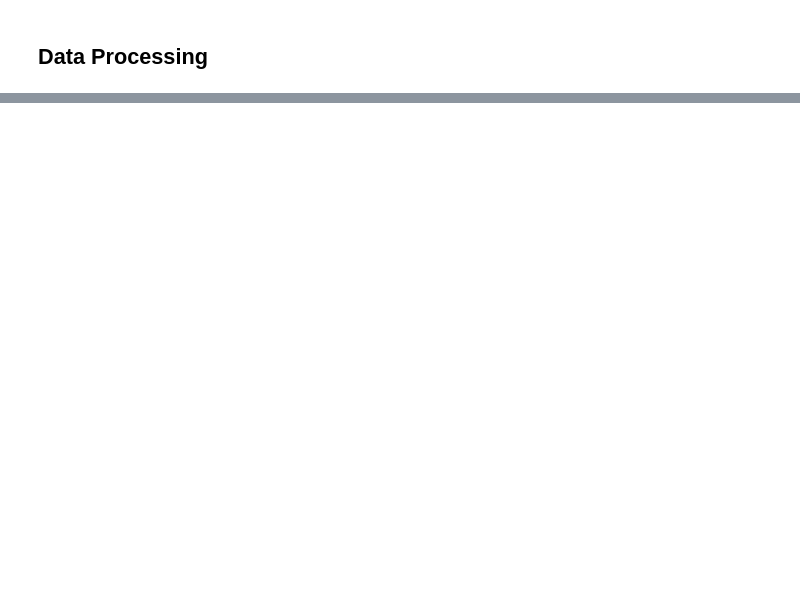
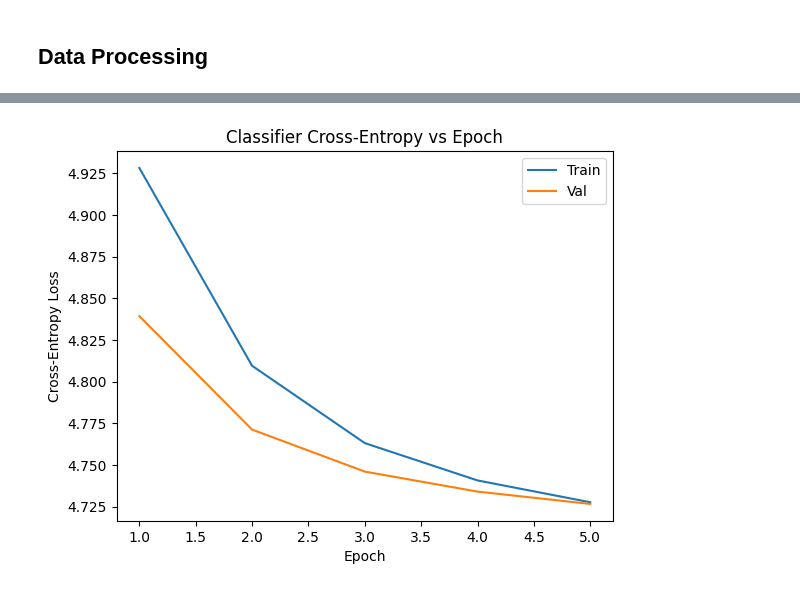
Before and after one commit to weihao-lin/cogs185-project, a Jupyter notebook: final.ipynb, the cells around one changed output, grey strips where cells are left out. Saved outputs shown, nothing was run; the diff lists cells and outputs as text; code cells hidden in the pictures; blank space fills up the shorter version.

```diff
--- a/final.ipynb
+++ b/final.ipynb
@@ -116,0 +304,11 @@ KeyboardInterrupt:
+# %%
+plt.figure()
+plt.plot(epochs_clf, clf_train_loss)
+plt.plot(epochs_clf, clf_val_loss)
+plt.title("Classifier Cross-Entropy vs Epoch")
+plt.xlabel("Epoch")
+plt.ylabel("Cross-Entropy Loss")
+plt.legend(["Train", "Val"])
+plt.show()
+# %% [output]
+[figure, added]
```
Also changed, not shown: parts of 17 cells of this notebook, 1 other file.
